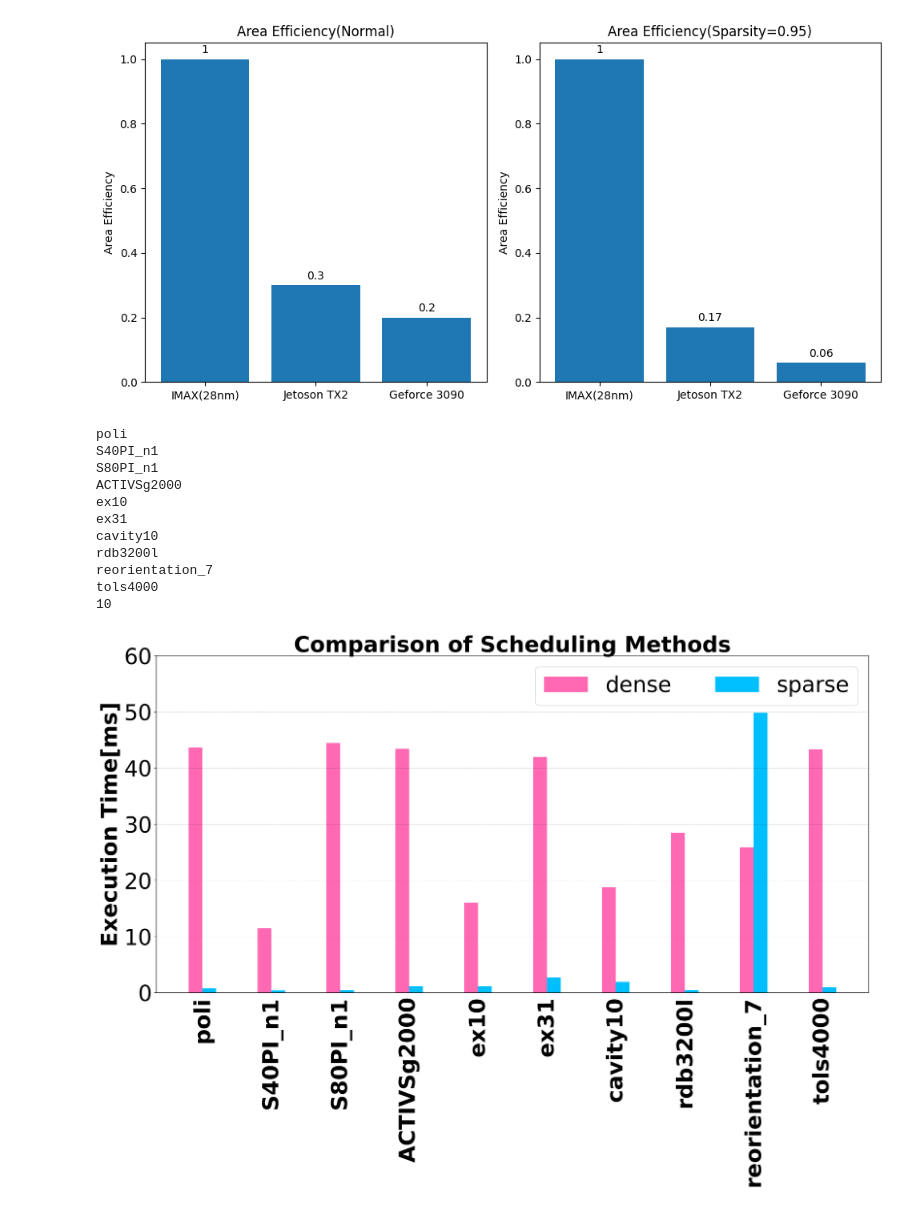
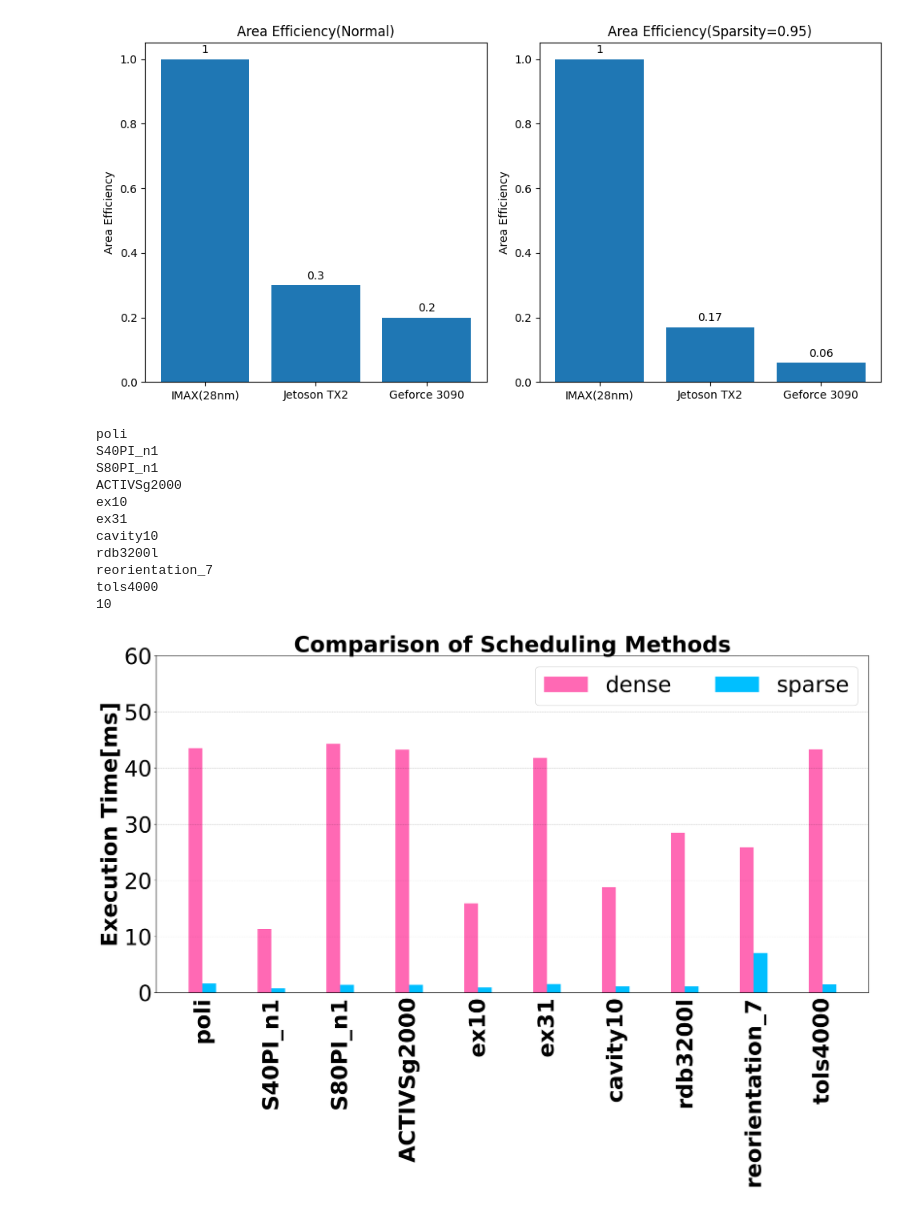
Before and after one commit to taku2365/IMAX_sparse.cent, a Jupyter notebook: src/emax6_sparselib/result/result_vis.ipynb, the cells around one changed output. Saved outputs shown, nothing was run; the diff lists cells and outputs as text; code cells hidden in the pictures.

```diff
--- a/src/emax6_sparselib/result/result_vis.ipynb
+++ b/src/emax6_sparselib/result/result_vis.ipynb
@@ -858,7 +858,7 @@ from matplotlib import lines
 
 ms_convert = 1000000
 df_spmv_dense = pd.read_csv('./result_spmv_real_data_dense_ver.csv')
-df_spmv_sparse = pd.read_csv('./result_spmv_real_data_sparse_ver.csv')
+df_spmv_sparse = pd.read_csv('./result_spmv_real_data_sparse_ver1.csv')
 
 data_len = len(df_spmv_dense["dataset_name"])
 
@@ -927,31 +927,31 @@ plt.tick_params(bottom=False)
 #     y2 = -1.0
 
 #     # 線を引く
 #     xs = [x1, x1, x2, x2]
 #     ys = [y1, y2, y2, y1]
 #     ax.plot(xs, ys, "k", clip_on=False)
 
 #     # テキストをつける。
 #     center = (x1 + x2) / 2
 #     ax.text(center, y2 - 0.1, label, fontsize=36, ha="center", va="top")
 
 
 # xticks = ax.get_xticks()
 # add_anotation(ax, xticks[0], xticks[4], "label1")
 # add_anotation(ax, xticks[5], xticks[7], "label2")
 
 
 plt.show()
 # %% [output]
 poli
 S40PI_n1
 S80PI_n1
 ACTIVSg2000
 ex10
 ex31
 cavity10
 rdb3200l
 reorientation_7
 tols4000
 10
-[figure, old version]
+[figure, new version]
```
Also changed, not shown: 38 other files.
